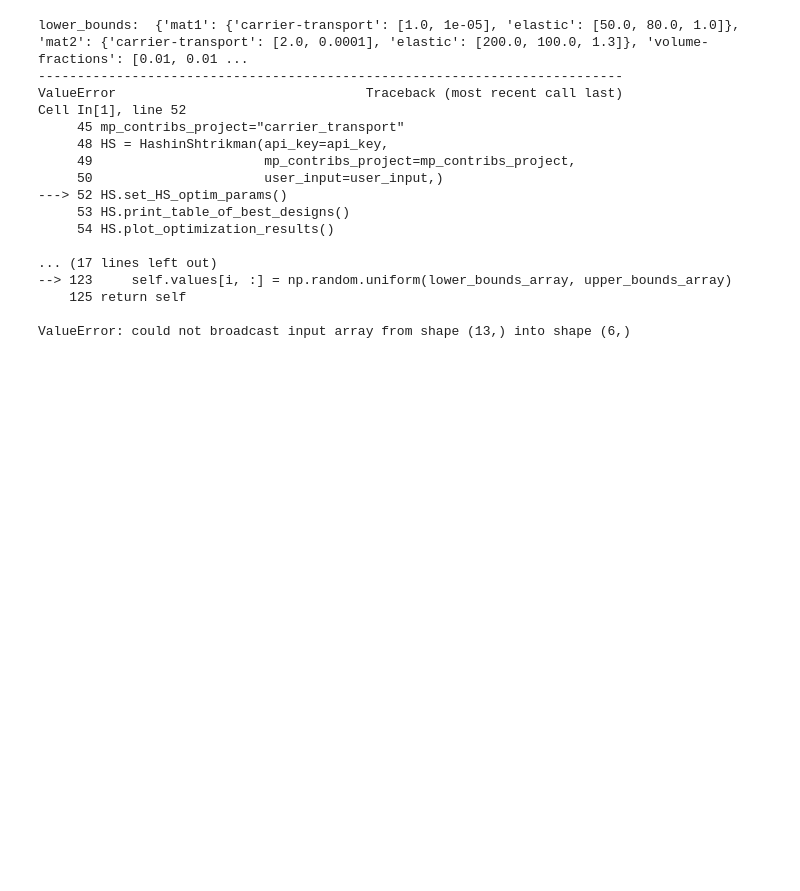
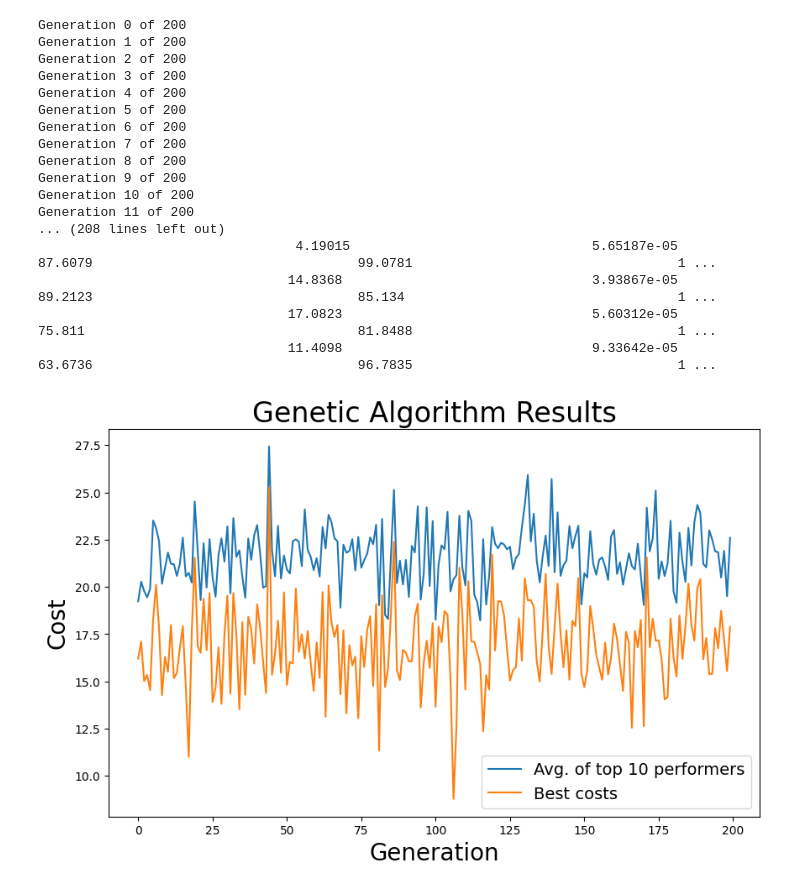
Before and after one commit to carlacupcake/hashin_shtrikman_mp, a Jupyter notebook: src/examples/elastic_carrier-transport.ipynb, the cells around one changed output. Saved outputs shown, nothing was run; the diff lists cells and outputs as text; code cells hidden in the pictures; blank space fills up the shorter version.

```diff
--- a/src/examples/elastic_carrier-transport.ipynb
+++ b/src/examples/elastic_carrier-transport.ipynb
@@ -20,6 +20,14 @@ properties_mat_2 = [
     MaterialProperty(prop='universal_anisotropy', upper_bound=2.3, lower_bound=1.3),
 ]
 
+properties_mat_3 = [
+    MaterialProperty(prop='elec_cond_300k_low_doping', upper_bound=10, lower_bound=1),
+    MaterialProperty(prop='therm_cond_300k_low_doping', upper_bound=0.005, lower_bound=1e-4),
+    MaterialProperty(prop='bulk_modulus', upper_bound=300, lower_bound=20),
+    MaterialProperty(prop='shear_modulus', upper_bound=300, lower_bound=100),
+    MaterialProperty(prop='universal_anisotropy', upper_bound=2.1, lower_bound=0.9),
+]
+
 # Define properties for the mixture
 properties_mixture = [
     MixtureProperty(prop='elec_cond_300k_low_doping', desired_prop=9),
@@ -32,8 +40,9 @@ properties_mixture = [
 # Create Material & Mixture instances
 mat_1 = Material(name='mat1', properties=properties_mat_1)
 mat_2 = Material(name='mat2', properties=properties_mat_2)
+mat_3 = Material(name='mat3', properties=properties_mat_3)
 mixture = Mixture(name='mixture', properties=properties_mixture)
-aggregate = [mat_1, mat_2, mixture]
+aggregate = [mat_1, mat_2, mat_3, mixture]
 
 user_input = {}
 for entity in aggregate:
@@ -56,10 +65,9 @@ HS.plot_optimization_results()
 # with open("consolidated_dict_02_11_2024_08_46_12 copy") as f:
 #     consolidated_dict = json.load(f)
 consolidated_dict = HS.generate_consolidated_dict(total_docs=100)
-mat_1_ids, mat_2_ids = HS.get_material_matches(consolidated_dict)
+matches_dict = HS.get_material_matches(consolidated_dict)
 
-logger.info("Material 1 Matches: {}".format(mat_1_ids))
-logger.info("Material 2 Matches: {}".format(mat_2_ids))
+logger.info("Material Matches: {}".format(matches_dict))
 
-HS.get_material_match_costs(mat_1_ids=mat_1_ids, mat_2_ids=mat_2_ids, consolidated_dict=consolidated_dict)
+HS.get_material_match_costs(matches_dict=matches_dict, consolidated_dict=consolidated_dict)
 # %% [output]
@@ -70,17 +80,18 @@ HS.get_material_match_costs(mat_1_ids=mat_1_ids, mat_2_ids=mat_2_ids, consolidat
-lower_bounds:  {'mat1': {'carrier-transport': [1.0, 1e-05], 'elastic': [50.0, 80.0, 1.0]}, 'mat2': {'carrier-transport': [2.0, 0.0001], 'elastic': [200.0, 100.0, 1.3]}, 'volume-fractions': [0.01, 0.01 ...
----------------------------------------------------------------------------
-ValueError                                Traceback (most recent call last)
-Cell In[1], line 52
-     45 mp_contribs_project="carrier_transport"
-     48 HS = HashinShtrikman(api_key=api_key,
-     49                      mp_contribs_project=mp_contribs_project,
-     50                      user_input=user_input,)
----> 52 HS.set_HS_optim_params()
-     53 HS.print_table_of_best_designs()
-     54 HS.plot_optimization_results()
-
-... (17 lines left out)
---> 123     self.values[i, :] = np.random.uniform(lower_bounds_array, upper_bounds_array)
-    125 return self
-
-ValueError: could not broadcast input array from shape (13,) into shape (6,)
+Generation 0 of 200
+Generation 1 of 200
+Generation 2 of 200
+Generation 3 of 200
+Generation 4 of 200
+Generation 5 of 200
+Generation 6 of 200
+Generation 7 of 200
+Generation 8 of 200
+Generation 9 of 200
+Generation 10 of 200
+Generation 11 of 200
+... (208 lines left out)
+                                 4.19015                               5.65187e-05                                   87.6079                                  99.0781                                  1 ...
+                                14.8368                                3.93867e-05                                   89.2123                                  85.134                                   1 ...
+                                17.0823                                5.60312e-05                                   75.811                                   81.8488                                  1 ...
+                                11.4098                                9.33642e-05                                   63.6736                                  96.7835                                  1 ...
+[figure, added]
```
Also changed, not shown: parts of 2 cells of this notebook, 6 other files.
